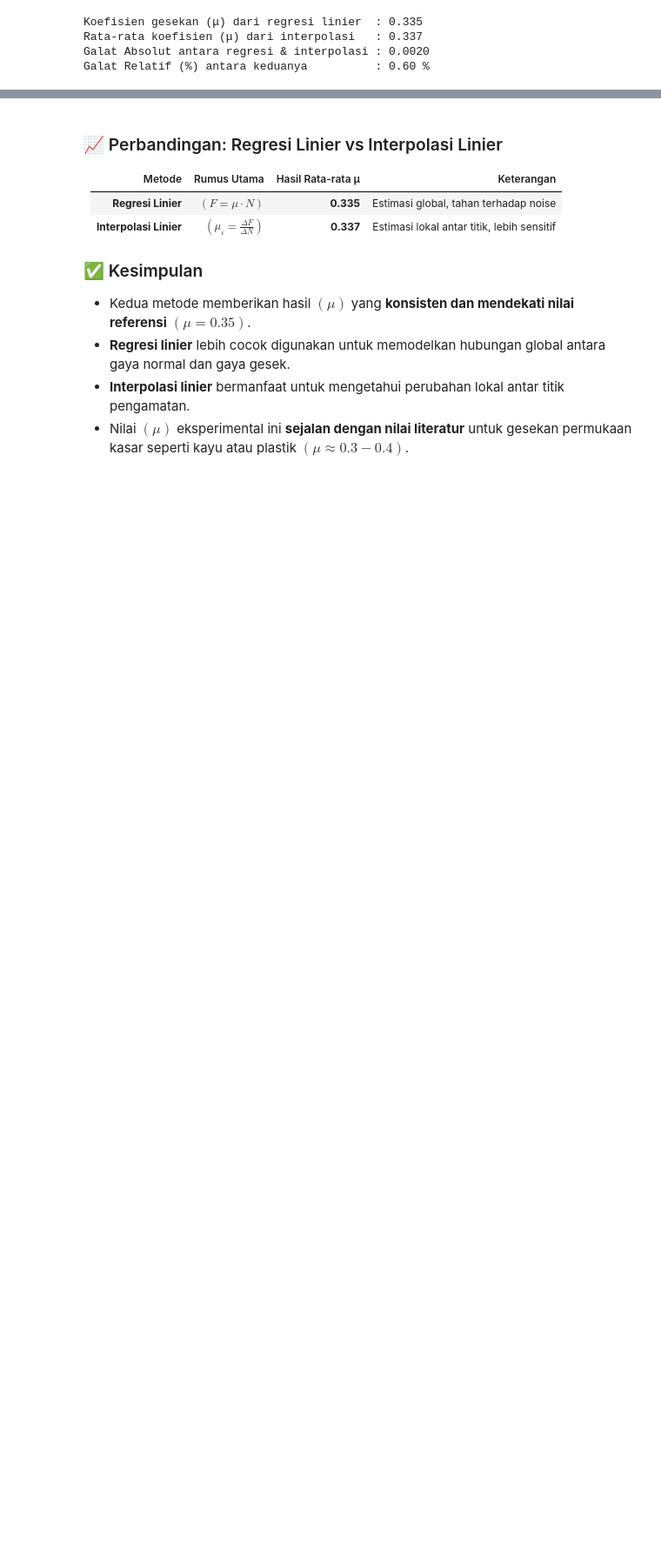
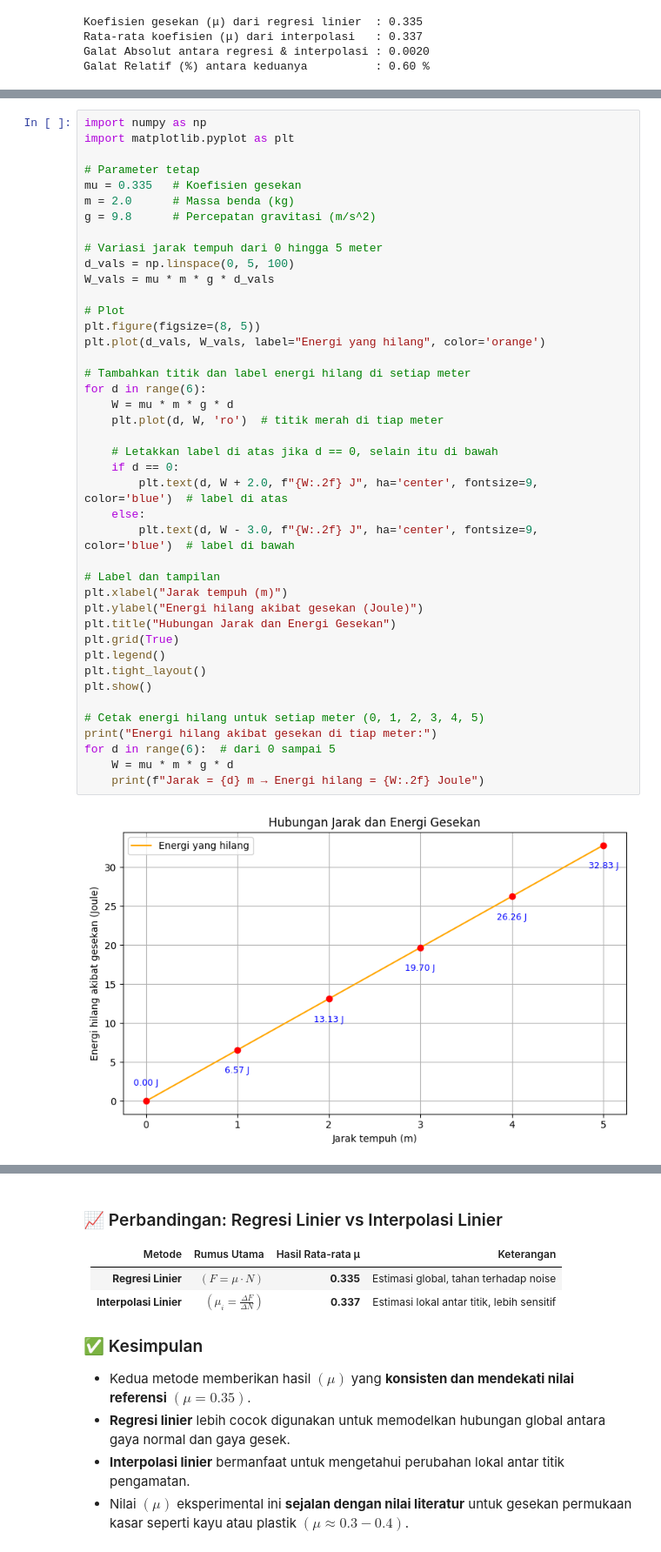
Before and after one commit to RadifPM/kelas-teko, a Jupyter notebook: Tugas-Besar.ipynb, the cells around one changed output, grey strips where cells are left out. Shown at 87% size. Cells and saved outputs as stored; diff of their text form; blank space fills up the shorter version.

```diff
--- a/Tugas-Besar.ipynb
+++ b/Tugas-Besar.ipynb
@@ -140,0 +159,44 @@ Galat Relatif (%) antara keduanya          : 0.60 %
+# %%
+import numpy as np
+import matplotlib.pyplot as plt
+
+# Parameter tetap
+mu = 0.335   # Koefisien gesekan
+m = 2.0      # Massa benda (kg)
+g = 9.8      # Percepatan gravitasi (m/s^2)
+
+# Variasi jarak tempuh dari 0 hingga 5 meter
+d_vals = np.linspace(0, 5, 100)
+W_vals = mu * m * g * d_vals
+
+# Plot
+plt.figure(figsize=(8, 5))
+plt.plot(d_vals, W_vals, label="Energi yang hilang", color='orange')
+
+# Tambahkan titik dan label energi hilang di setiap meter
+for d in range(6):
+    W = mu * m * g * d
+    plt.plot(d, W, 'ro')  # titik merah di tiap meter
+
+    # Letakkan label di atas jika d == 0, selain itu di bawah
+    if d == 0:
+        plt.text(d, W + 2.0, f"{W:.2f} J", ha='center', fontsize=9, color='blue')  # label di atas
+    else:
+        plt.text(d, W - 3.0, f"{W:.2f} J", ha='center', fontsize=9, color='blue')  # label di bawah
+
+# Label dan tampilan
+plt.xlabel("Jarak tempuh (m)")
+plt.ylabel("Energi hilang akibat gesekan (Joule)")
+plt.title("Hubungan Jarak dan Energi Gesekan")
+plt.grid(True)
+plt.legend()
+plt.tight_layout()
+plt.show()
+
+# Cetak energi hilang untuk setiap meter (0, 1, 2, 3, 4, 5)
+print("Energi hilang akibat gesekan di tiap meter:")
+for d in range(6):  # dari 0 sampai 5
+    W = mu * m * g * d
+    print(f"Jarak = {d} m → Energi hilang = {W:.2f} Joule")
+# %% [output]
+[figure, added]
```
Also changed, not shown: parts of 3 cells of this notebook, 1 other file.
